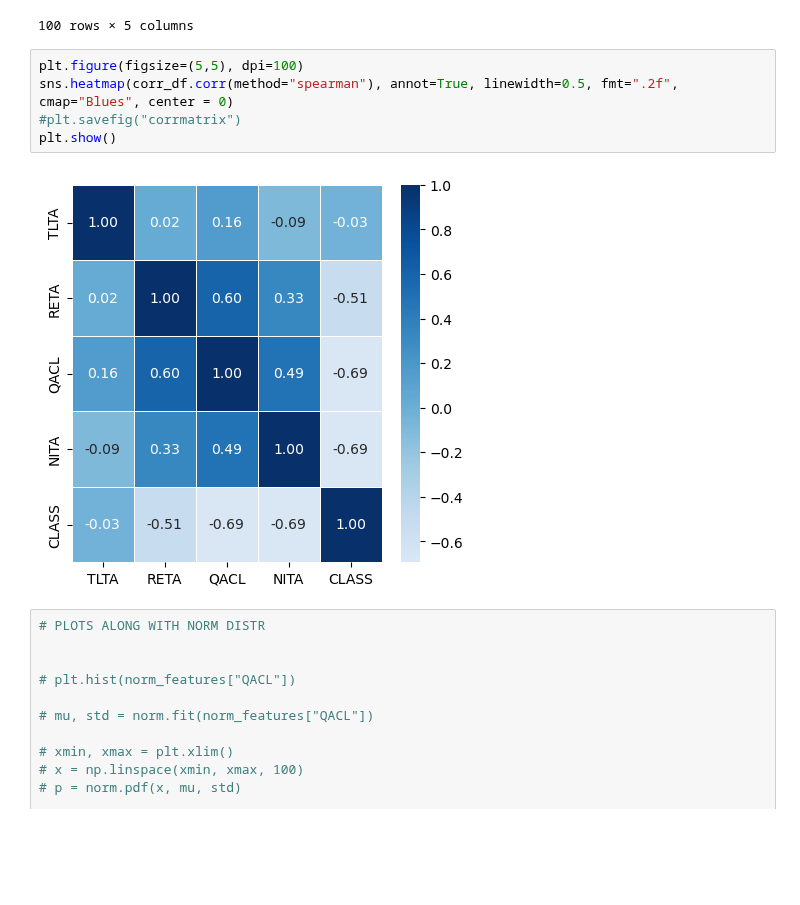
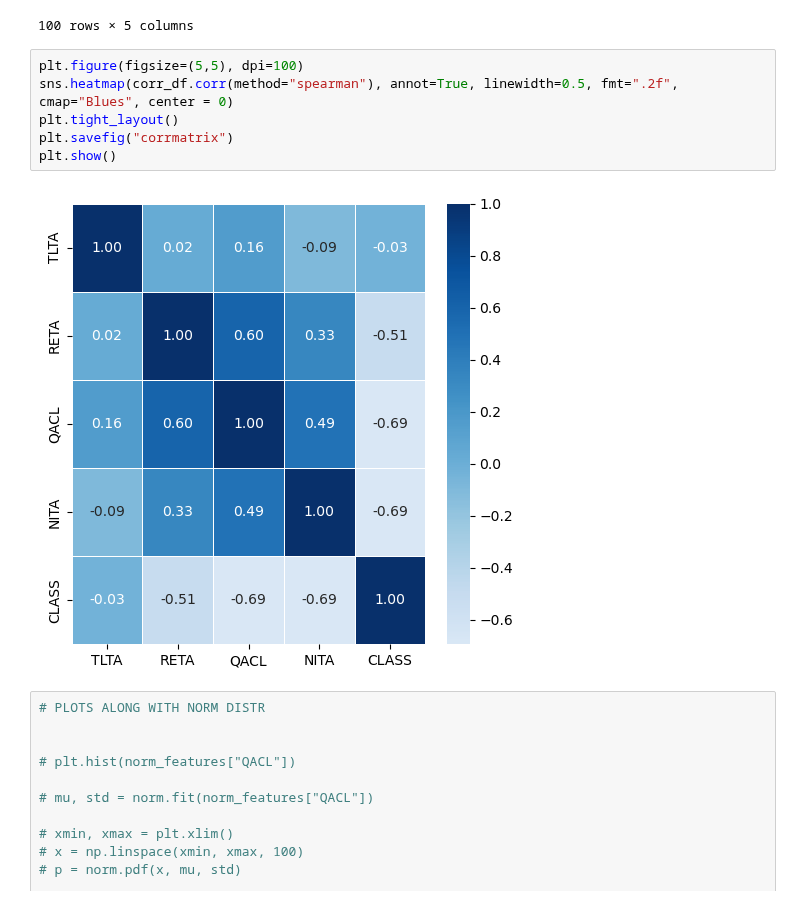
Before and after one commit to georgi-eh/going-concern-prediction, a Jupyter notebook: going_concern_prediction.ipynb, the cells around one changed output. Cells and saved outputs as stored; diff of their text form; blank space fills up the shorter version.

```diff
--- a/going_concern_prediction.ipynb
+++ b/going_concern_prediction.ipynb
@@ -125,10 +125,11 @@ corr_df
 # %%
 plt.figure(figsize=(5,5), dpi=100)
 sns.heatmap(corr_df.corr(method="spearman"), annot=True, linewidth=0.5, fmt=".2f", cmap="Blues", center = 0)
-#plt.savefig("corrmatrix")
+plt.tight_layout()
+plt.savefig("corrmatrix")
 plt.show()
 # %% [output]
-[figure, old version]
+[figure, new version]
 # %%
 # PLOTS ALONG WITH NORM DISTR
 
```
Also changed, not shown: parts of 38 cells of this notebook, 5 other files.
